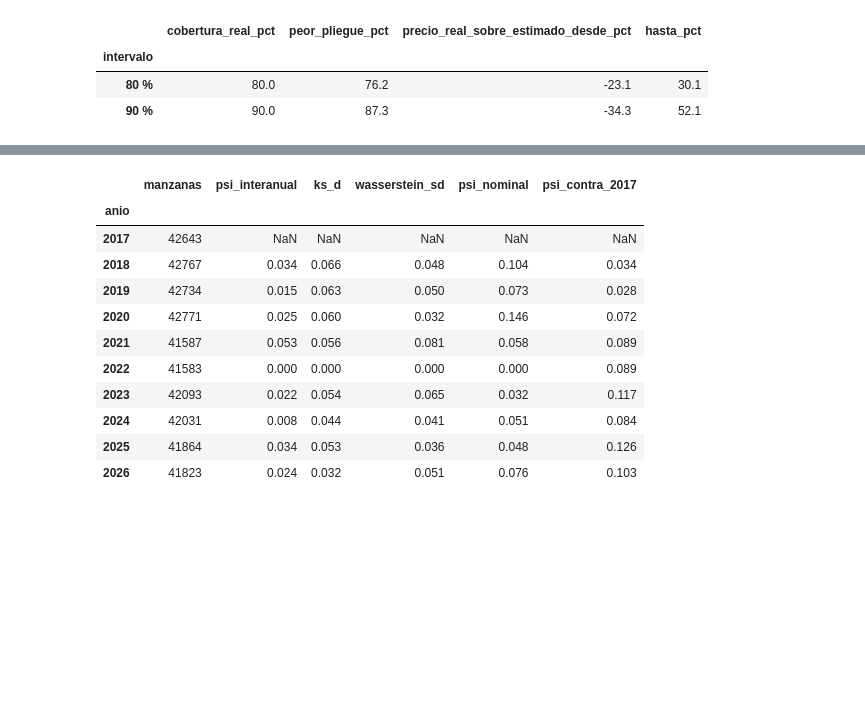
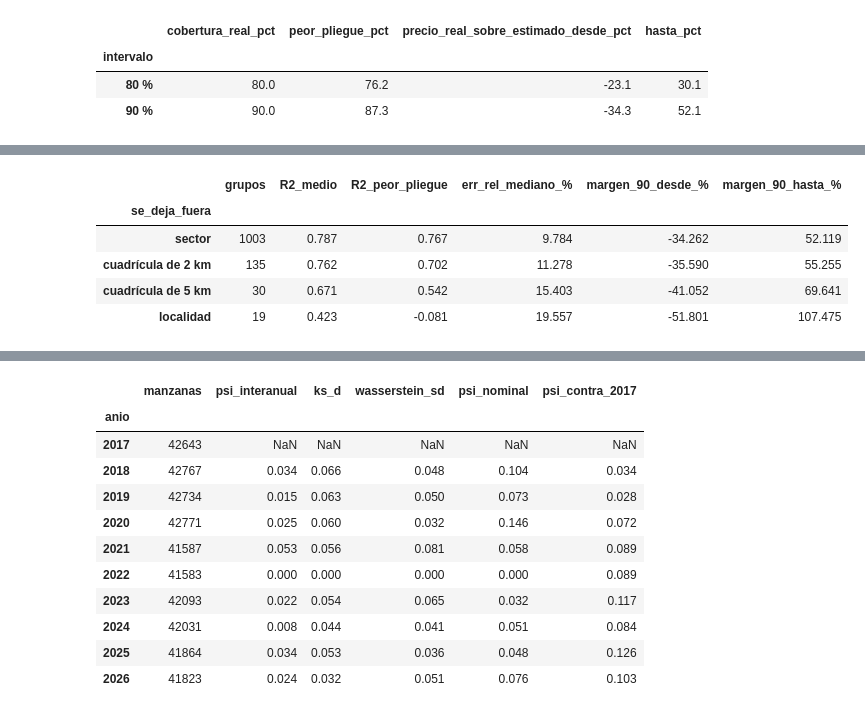
Before and after one commit to Andresdc11/Catastro_Project, a Jupyter notebook: notebooks/01_valor_suelo.ipynb, the cells around one changed output, grey strips where cells are left out. Saved outputs shown, nothing was run; the diff lists cells and outputs as text; code cells hidden in the pictures; blank space fills up the shorter version.

```diff
--- a/notebooks/01_valor_suelo.ipynb
+++ b/notebooks/01_valor_suelo.ipynb
@@ -315,6 +362,6 @@ prueba, así el modelo no aprueba por tener la manzana de enfrente.
 # %%
 UBICACION = (["lon", "lat"] + ["dist_%s_km" % n for n in C.CENTROS]
-             + ["dist_centro_cercano_km", "dist_cerros_km", "azimut_sin", "azimut_cos",
+             + ["dist_centro_cercano_km", "dist_cerros_km", "pbdir_sin", "pbdir_cos",
                 "vecinos_500m", "vecinos_1km", "dist_vecino_8_km"])
 MORFOLOGIA = ["indice_construccion", "indice_ocupacion", "pisos_prom_pond", "pisos_max",
               "frac_pisos_ge3", "frac_subterraneo", "huella_media_m2", "densidad_lotes_ha",
@@ -623,0 +719,30 @@ usaquen                 77.0
+# %%
+# cada esquema deja fuera zonas cada vez mas grandes
+km_este, km_norte = d["lon"].values * 111.32 * np.cos(np.radians(4.65)), d["lat"].values * 110.574
+bloque_km = lambda tam: (np.floor(km_este / tam).astype(int) * 100000 + np.floor(km_norte / tam).astype(int)).astype(str)
+centros = gpd.GeoDataFrame(geometry=d.geometry.representative_point(), crs=d.crs)
+localidad_cv = gpd.sjoin(centros, gpd.read_file(C.LOCALIDADES)[["localidad", "geometry"]].to_crs(d.crs), how="left", predicate="within")
+localidad_cv = localidad_cv[~localidad_cv.index.duplicated()]["localidad"].reindex(d.index).fillna("sin localidad").values
+
+ESQUEMAS = {"sector": d["sector"].values, "cuadrícula de 2 km": bloque_km(2), "cuadrícula de 5 km": bloque_km(5), "localidad": localidad_cv}
+filas = []
+for nombre, grupos_cv in ESQUEMAS.items():
+    p_cv = np.zeros(len(d)); r2_cv = []
+    for tr, te in GroupKFold(n_splits=5).split(X, y, grupos_cv):
+        p_cv[te] = clone(lgbm).fit(X.iloc[tr][todas], y.iloc[tr]).predict(X.iloc[te][todas])
+        r2_cv.append(r2_score(y.iloc[te], p_cv[te]))
+    res_cv = y.values - p_cv
+    q90 = np.quantile(np.abs(res_cv), .9)
+    filas.append({"se_deja_fuera": nombre, "grupos": len(np.unique(grupos_cv)), "R2_medio": np.mean(r2_cv), "R2_peor_pliegue": np.min(r2_cv),
+                  "err_rel_mediano_%": 100 * np.median(np.abs(10 ** (-res_cv) - 1)),
+                  "margen_90_desde_%": 100 * (10 ** -q90 - 1), "margen_90_hasta_%": 100 * (10 ** q90 - 1)})
+validacion_espacial = pd.DataFrame(filas).set_index("se_deja_fuera")
+validacion_espacial.to_csv(C.PROC / "validacion_01_espacial.csv")
+validacion_espacial.round(3)
+# %% [output]
+|  | grupos | R2_medio | R2_peor_pliegue | err_rel_mediano_% | margen_90_desde_% | margen_90_hasta_% |
+| se_deja_fuera |  |  |  |  |  |  |
+| sector | 1003 | 0.787 | 0.767 | 9.784 | -34.262 | 52.119 |
+| cuadrícula de 2 km | 135 | 0.762 | 0.702 | 11.278 | -35.590 | 55.255 |
+| cuadrícula de 5 km | 30 | 0.671 | 0.542 | 15.403 | -41.052 | 69.641 |
+| localidad | 19 | 0.423 | -0.081 | 19.557 | -51.801 | 107.475 |
```
Also changed, not shown: parts of 13 cells of this notebook, 9 other files.
